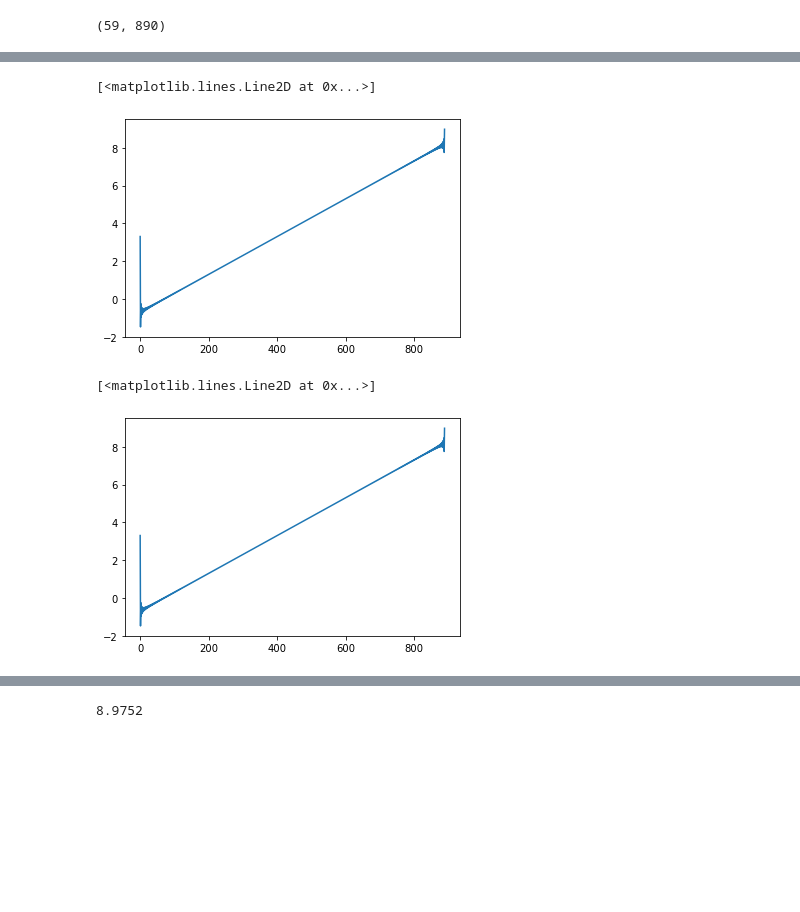
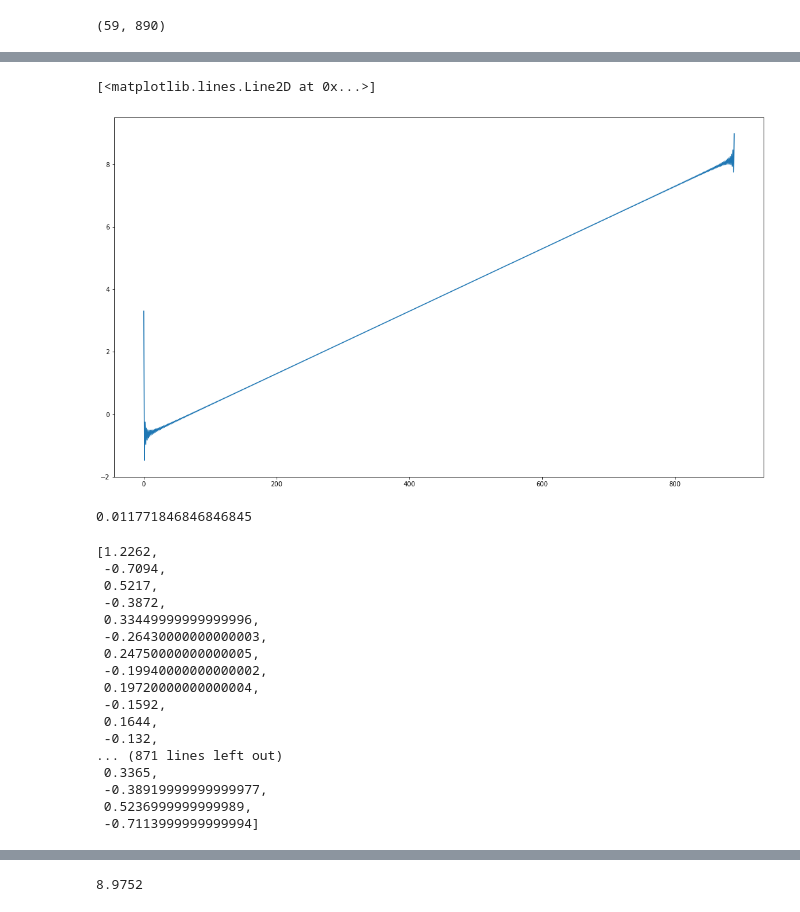
Before and after one commit to anishaghosh123/Alice-dataset, a Jupyter notebook: alice.ipynb, the cells around one changed output, grey strips where cells are left out. Drawn from its saved outputs; the diff is of its cells as text; code cells hidden in the pictures; blank space fills up the shorter version.

```diff
--- a/alice.ipynb
+++ b/alice.ipynb
@@ -41,7 +46,8 @@ x
 # %%
 feat = pd.read_pickle('Alice_eegEMAdownsampled_100.pkl')
 # %%
-feat
+feat.reset_index(drop=True, inplace=True)
+feat.head()
 # %% [output]
 |  | trialno | eeg | eegTime | filename | response | RT | condition | envelop | phonemeRate | ... |
 | 0 | 1 | [[2.2243974556538713, 12.40451933... | [3.3025, -1.4782, -0.252, -0.9614... | olm_26_1 | 0 | 1327.0 | 1 | [-0.00010037155361867451, 0.00016... | 11.686747 | ... |
@@ -122,10 +155,38 @@ feat['eeg'].iloc[0].shape
 # %%
+fig = plt.gcf()
+fig.set_size_inches(18.5, 10.5)
 plt.plot(feat['eegTime'].iloc[0])
 # %% [output]
 [<matplotlib.lines.Line2D at 0x...>]
-[figure, old version]
+[figure, new version]
-# %%
-plt.plot(feat['eegTime'].iloc[0])
-# %% [output]
-[<matplotlib.lines.Line2D at 0x...>]
-[figure, removed]
+# %%
+Arr = Arr[1:]
+import numpy as np
+RE = np.diff(Arr)
+RE
+np.mean(RE)
+# %% [output]
+0.011771846846846845
+# %%
+RE= []
+for index in range(1,len(Arr)-1):
+    RE.append(Arr[index]-Arr[index-1])
+RE
+# %% [output]
+[1.2262,
+ -0.7094,
+ 0.5217,
+ -0.3872,
+ 0.33449999999999996,
+ -0.26430000000000003,
+ 0.24750000000000005,
+ -0.19940000000000002,
+ 0.19720000000000004,
+ -0.1592,
+ 0.1644,
+ -0.132,
+... (871 lines left out)
+ 0.3365,
+ -0.38919999999999977,
+ 0.5236999999999989,
+ -0.7113999999999994]
```
Also changed, not shown: parts of 49 cells of this notebook.
